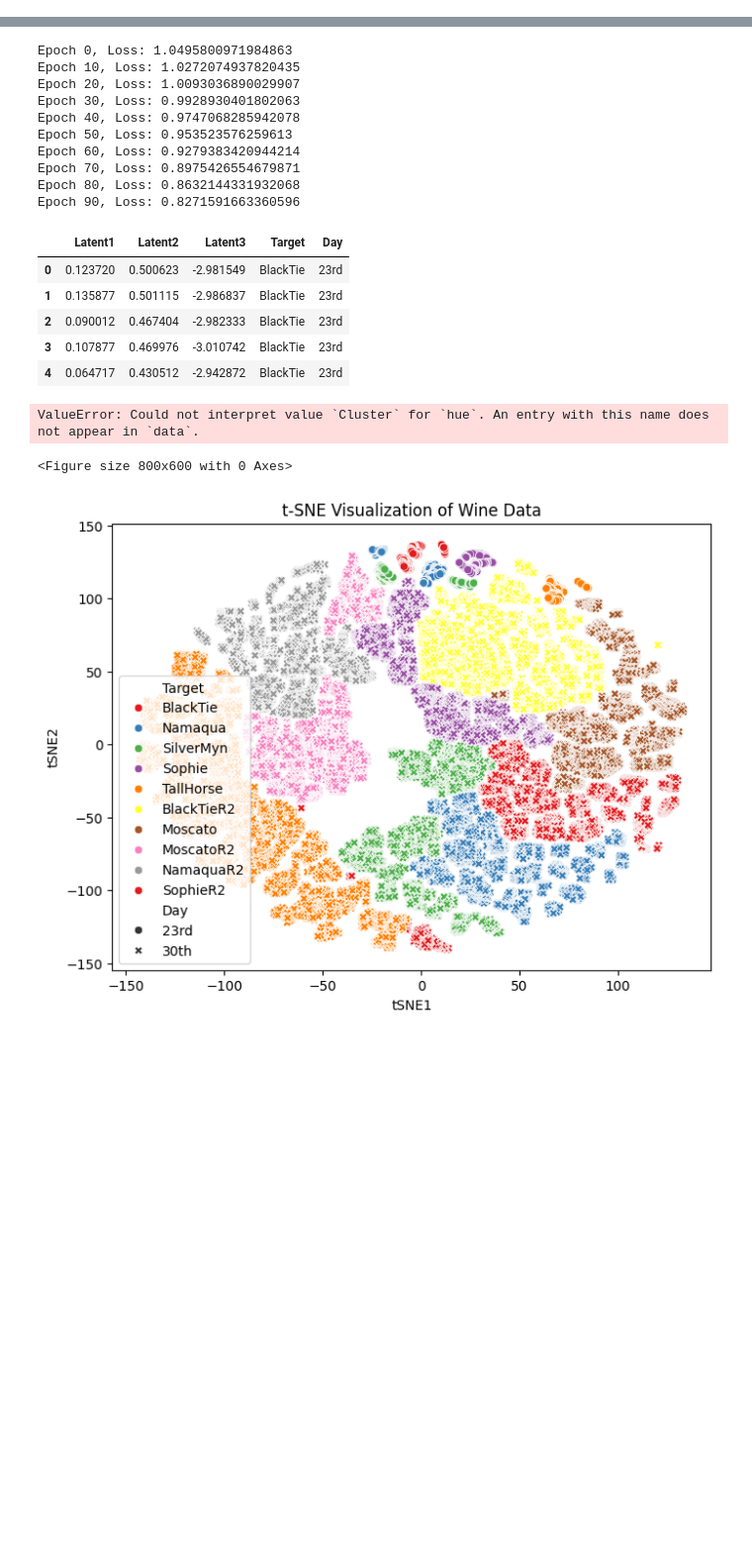
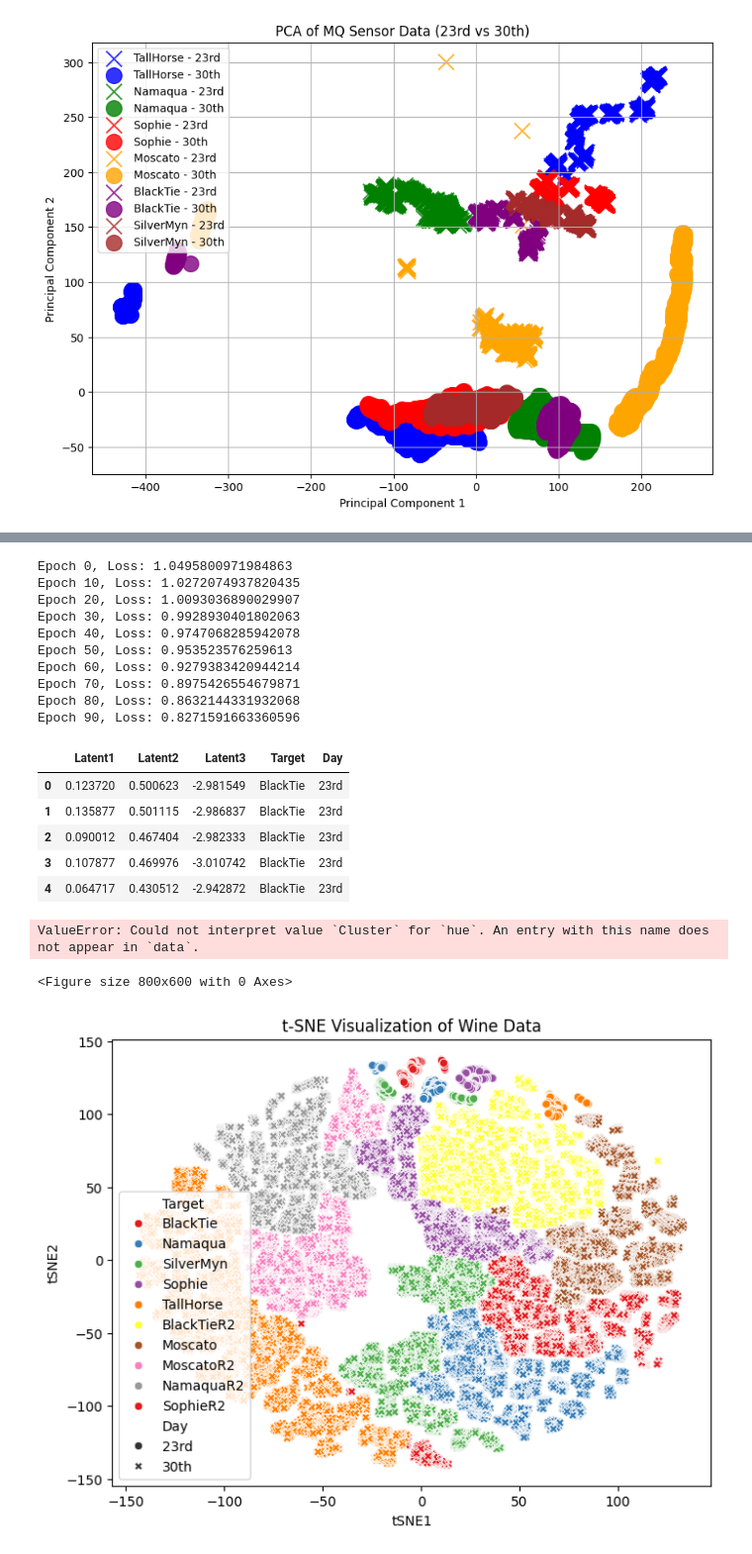
Before and after one commit to AidanRabinowitz/ArduinoWineSniffer, a Jupyter notebook: src/data_analysis_for_NN/NNAnalysis.ipynb, the cells around one changed output, grey strips where cells are left out. Shown at 99% size. Drawn from its saved outputs; the diff is of its cells as text; code cells hidden in the pictures; blank space fills up the shorter version.

Commit message:
Added some PCA EDA and checked the original results against the regression with env sensors results

```diff
--- a/src/data_analysis_for_NN/NNAnalysis.ipynb
+++ b/src/data_analysis_for_NN/NNAnalysis.ipynb
@@ -26,0 +78,75 @@ day_labels = filtered_data['Day']
+# %%
+import pandas as pd
+import numpy as np
+from matplotlib import pyplot as plt
+from sklearn.decomposition import PCA
+from scipy.spatial.distance import cdist
+
+# Separate MQ sensors and target labels
+mq_sensors = ["MQ6", "MQ5", "MQ4", "MQ7", "MQ3", "MQ8", "MQ2", "MQ135", "MQ9"]
+sensor_data = filtered_data[mq_sensors]
+target_labels = filtered_data['Target']
+day_labels = filtered_data['Day']
+
+# Perform PCA to reduce to two principal components
+pca = PCA(n_components=2)
+pca_result = pca.fit_transform(sensor_data)
+
+# Create a new DataFrame with the PCA results, wine labels, and day labels
+pca_df = pd.DataFrame(data=pca_result, columns=['PC1', 'PC2'])
+pca_df['Target'] = target_labels.values
+pca_df['Day'] = day_labels.values
+
+# Define color map for each wine label
+color_map = {
+    "TallHorse": 'blue',
+    "Namaqua": 'green',
+    "Sophie": 'red',
+    "Moscato": 'orange',
+    "BlackTie": 'purple',
+    "SilverMyn": 'brown'
+}
+
+# Plot PCA results with improved visibility
+plt.figure(figsize=(10, 7))
+marker_size = 200  # Define a large marker size
+
+# Store average distances between 23rd and 30th day points for each wine
+avg_distances = {}
+
+# Loop through each wine and plot
+for wine in wine_labels:
+    # Plot 'X' for the 23rd
+    wine_data_23rd = pca_df[(pca_df['Target'] == wine) & (pca_df['Day'] == '23rd')]
+    plt.scatter(wine_data_23rd['PC1'], wine_data_23rd['PC2'],
+                color=color_map[wine], marker='x', label=f'{wine} - 23rd',
+                s=marker_size, alpha=0.8)
+
+    # Plot 'O' for the 30th
+    wine_data_30th = pca_df[(pca_df['Target'] == wine) & (pca_df['Day'] == '30th')]
+    plt.scatter(wine_data_30th['PC1'], wine_data_30th['PC2'],
+                color=color_map[wine], marker='o', label=f'{wine} - 30th',
+                s=marker_size, alpha=0.8)
+
+    # Calculate the average distance between the points from 23rd and 30th
+    if len(wine_data_23rd) > 0 and len(wine_data_30th) > 0:
+        distances = cdist(wine_data_23rd[['PC1', 'PC2']], wine_data_30th[['PC1', 'PC2']])
+        avg_distance = np.mean(np.min(distances, axis=1))  # Take the minimum distance for each point
+        avg_distances[wine] = avg_distance
+
+# Add labels, title, and legend
+plt.xlabel('Principal Component 1')
+plt.ylabel('Principal Component 2')
+plt.title('PCA of MQ Sensor Data (23rd vs 30th)')
+plt.legend(loc='best')
+plt.grid(True)
+
+# Show plot
+plt.show()
+
+# Print the average distances between the 23rd and 30th for each wine
+print("Average distances between 'X's (23rd) and 'O's (30th) for each wine:")
+for wine, distance in avg_distances.items():
+    print(f"{wine}: {distance:.2f}")
+# %% [output]
+[figure, added]
```
Also changed, not shown: parts of 19 cells of this notebook, 2 other files.
